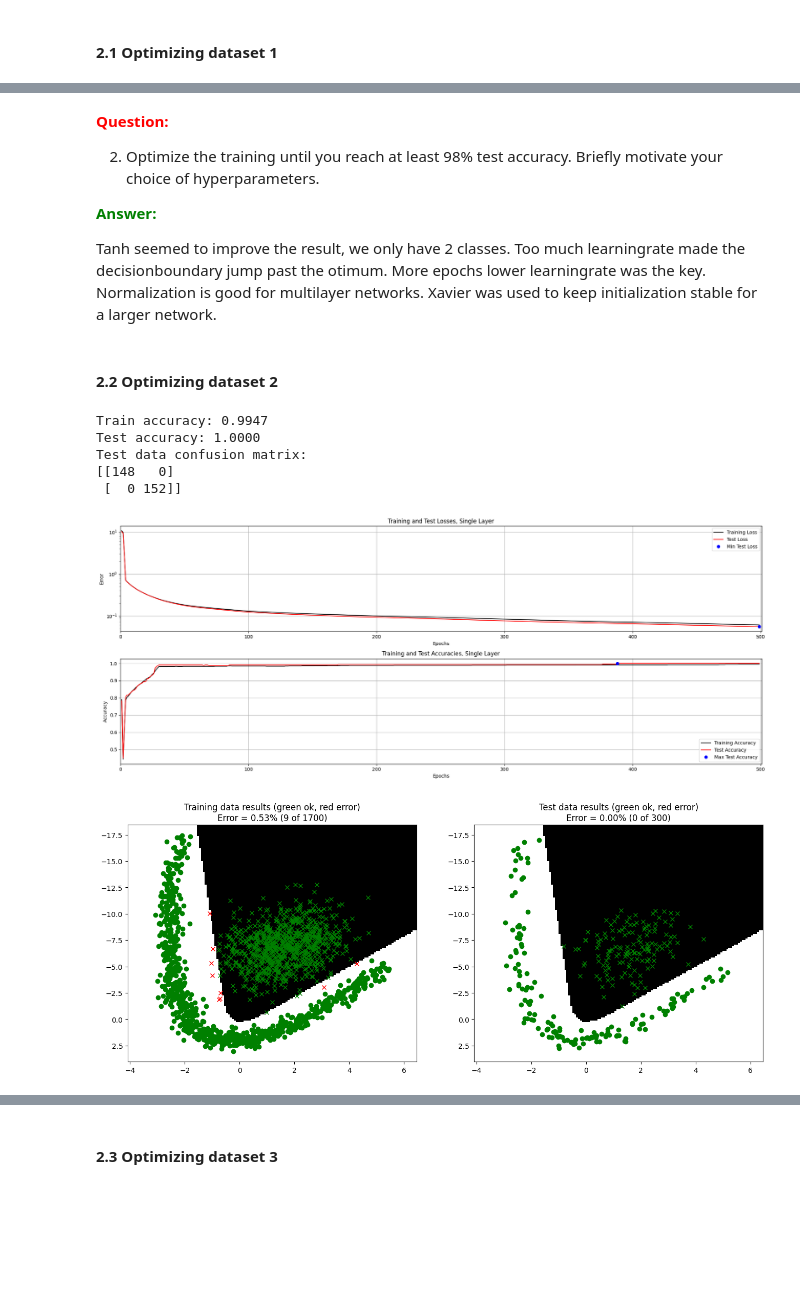
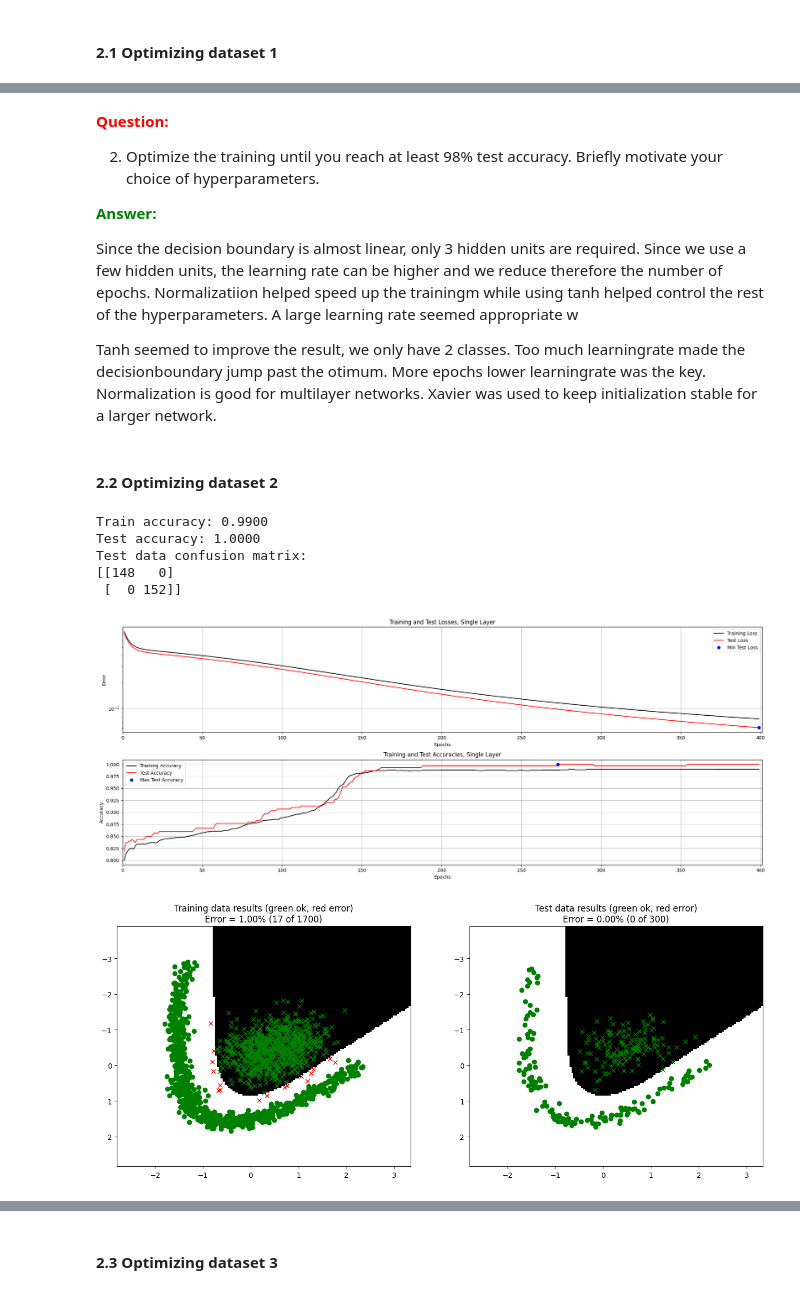
Before and after one commit to arreen/deeplearninglabs, a Jupyter notebook: 1_Back_propagation/1_Back_propagation/MultiLayer.ipynb, the cells around one changed output, grey strips where cells are left out. Drawn from its saved outputs; the diff is of its cells as text; code cells hidden in the pictures; blank space fills up the shorter version.

Commit message:
Bug correction on  on the gradient calculation and  changed it back to tanh

```diff
--- a/1_Back_propagation/1_Back_propagation/MultiLayer.ipynb
+++ b/1_Back_propagation/1_Back_propagation/MultiLayer.ipynb
@@ -70,9 +70,9 @@ def forward(X, W1, B1, W2, B2, useTanhOutput=False):
     # === Your code here =========================
     # --------------------------------------------
 
-    # U = np.tanh(X@W1 + B1)
-    h = X@W1 + B1
-    U = (h > 0) * h
+    U = np.tanh(X@W1 + B1)
+    #h = X@W1 + B1
+    #U = (h > 0) * h
 
     Y = U@W2 + B2
 
@@ -131,8 +131,8 @@ def backward(W1, B1, W2, B2, X, U, Y, D, useTanhOutput=False):
 
         GradU = ((Y-D)*(1-Y**2)) @ W2.T
         # And the input layer
-        GradW1 = X.T @ (GradU * (1-GradU**2)) / N
-        GradB1 = np.mean(GradU * (1-GradU**2), axis = 0)
+        GradW1 = X.T @ (GradU * (1-U**2)) / N
+        GradB1 = np.mean(GradU * (1-U**2), axis = 0)
 
     else:
         GradW2 = U.T @ (Y-D) / N
@@ -140,8 +140,8 @@ def backward(W1, B1, W2, B2, X, U, Y, D, useTanhOutput=False):
 
 
         GradU = ((Y-D) @ W2.T)
-        #Activation_grad = (1-GradU**2)
-        Activation_grad = (U > 0) * 1
+        Activation_grad = (1-U**2)
+        #Activation_grad = (U > 0) * 1
         # And the input layer
         GradW1 = X.T @ (GradU * Activation_grad) / N
         GradB1 = np.mean(GradU * Activation_grad, axis = 0)
@@ -428,37 +428,39 @@ Test data confusion matrix:
 
 **<span style="color:green">Answer:</span>**
 
+Since the decision boundary is almost linear, only 3 hidden units are required. Since we use a few hidden units, the learning rate can be higher and we reduce therefore the number of epochs.  Normalizatiion helped speed up the trainingm while using tanh helped control the rest of the hyperparameters. A large learning rate seemed appropriate w
+
 Tanh seemed to improve the result, we only have 2 classes. Too much learningrate made the decisionboundary jump past the otimum. More epochs lower learningrate was the key. Normalization is good for multilayer networks. Xavier was used to keep initialization stable for a larger network.
 # %% [markdown]
 #### **2.2 Optimizing dataset 2**
 # %%
 # --------------------------------------------
 # === Your code here =========================
 # --------------------------------------------
 nInputs  = 2
 nClasses = 2
-nHidden  = 20
+nHidden  = 10
 
 #setting seed
 np.random.seed(123)
 
 W1_0 = xavier_init(nInputs, nHidden, dist = 'norm')
 B1_0 = np.zeros((1, nHidden))
 W2_0 = xavier_init(nHidden, nClasses, dist = 'norm')
 B2_0 = np.zeros((1, nClasses))
 
-params = {"epochs": 500, "learningRate": 0.02, "normalize": False, "useTanhOutput": False}
+params = {"epochs": 400, "learningRate": 0.06, "normalize": True, "useTanhOutput": False}
 # ============================================
 
 trainMultiLayerOnDataset(2, 0.15, W1_0, B1_0, W2_0, B2_0, params)
 # %% [output]
-Train accuracy: 0.9947
+Train accuracy: 0.9900
 Test accuracy: 1.0000
 Test data confusion matrix:
 [[148   0]
  [  0 152]]
-[figure, old version]
+[figure, new version]
-[figure, old version]
+[figure, new version]
 # %% [markdown]
 #### **<span style="color:red">Question:</span>**
 
```
Also changed, not shown: parts of 4 cells of this notebook, 1 other file.
